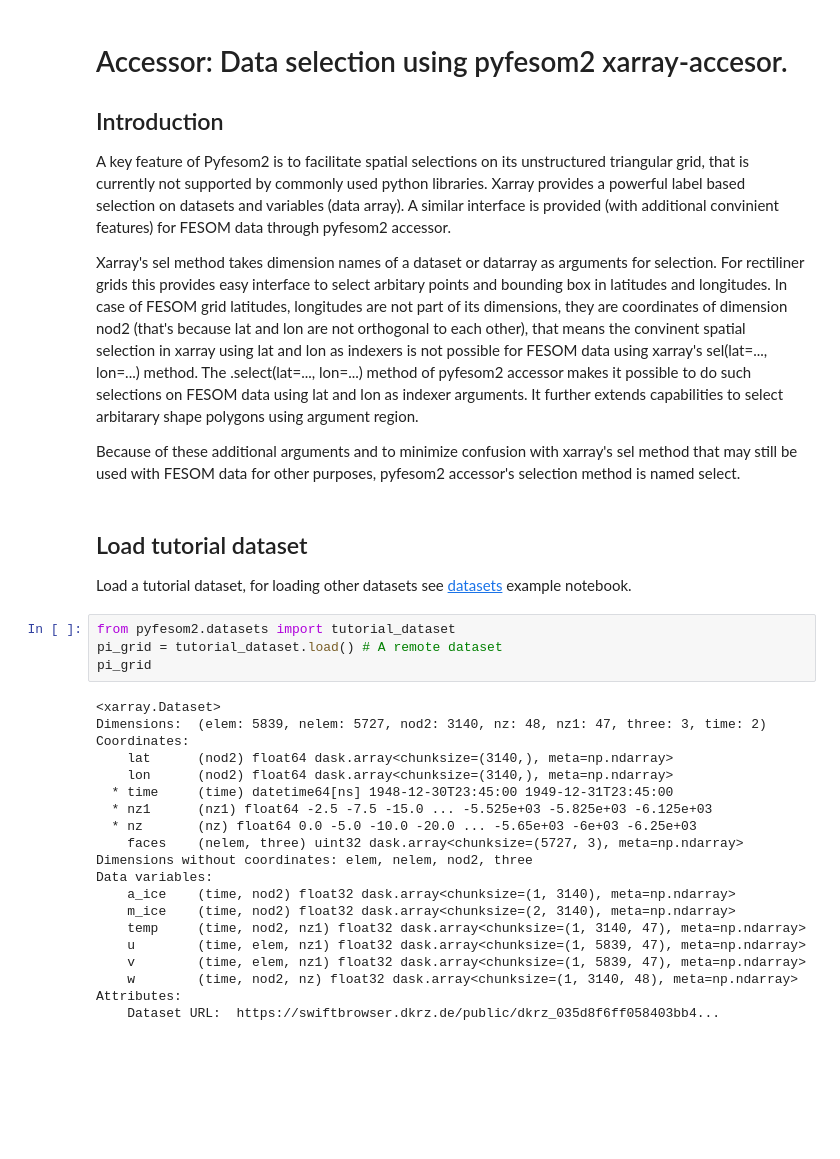
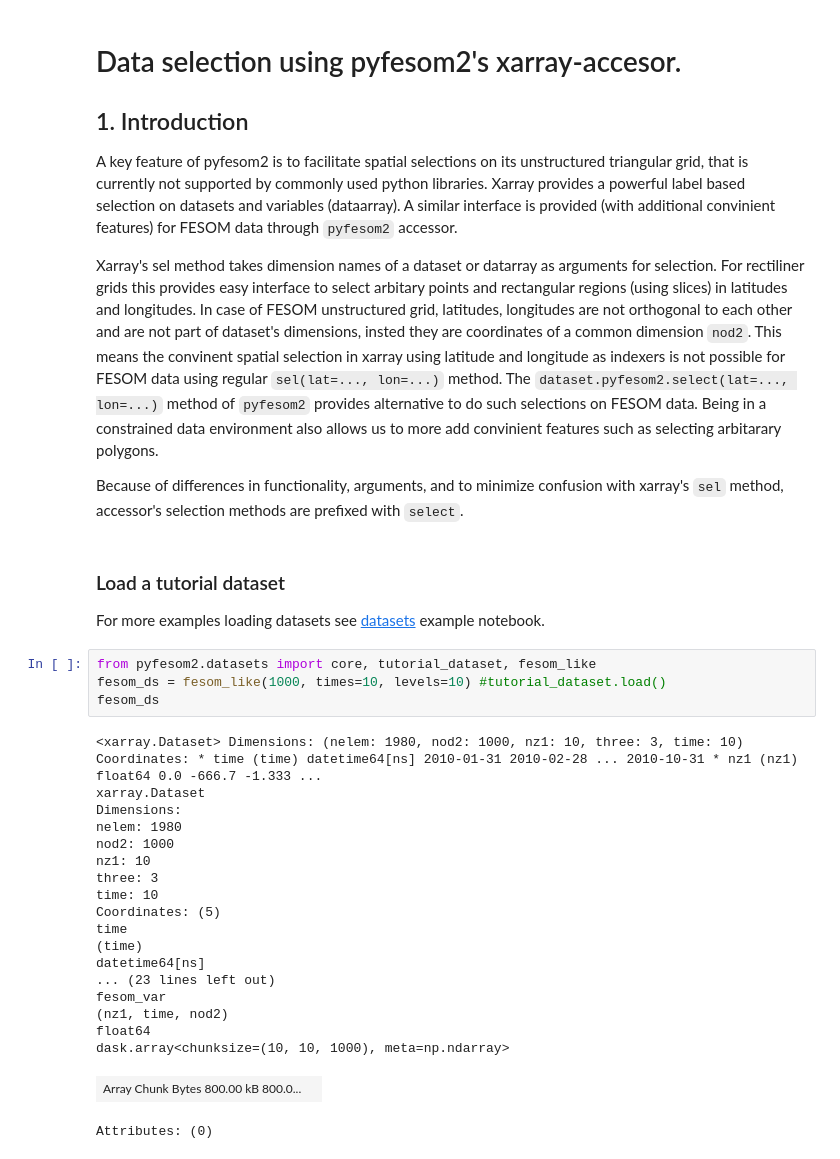
Before and after one commit to FESOM/pyfesom2, a Jupyter notebook: notebooks/accessor_selections.ipynb, the cells around one changed output. Drawn from its saved outputs; the diff is of its cells as text; blank space fills up the shorter version.

Commit message:
Update accessor selection example

```diff
--- a/notebooks/accessor_selections.ipynb
+++ b/notebooks/accessor_selections.ipynb
@@ -1,38 +1,41 @@
 # %% [markdown]
-# Accessor: Data selection using pyfesom2 xarray-accesor.
+# Data selection using pyfesom2's xarray-accesor.
 
-## Introduction
-A key feature of Pyfesom2 is to facilitate spatial selections on its unstructured triangular grid, that is currently not supported by commonly used python libraries. Xarray provides a powerful label based selection on datasets and variables (data array). A similar interface is provided (with additional convinient features) for FESOM data through pyfesom2 accessor.
+## 1. Introduction
+A key feature of pyfesom2 is to facilitate spatial selections on its unstructured triangular grid, that is currently not supported by commonly used python libraries. Xarray provides a powerful label based selection on datasets and variables (dataarray). A similar interface is provided (with additional convinient features) for FESOM data through `pyfesom2` accessor.
 
 
-Xarray's sel method takes dimension names of a dataset or datarray as arguments for selection. For rectiliner grids this provides easy interface to select arbitary points and bounding box in latitudes and longitudes. In case of FESOM grid latitudes, longitudes are not part of its dimensions, they are coordinates of dimension nod2 (that's because lat and lon are not orthogonal to each other), that means the convinent spatial selection in xarray using lat and lon as indexers is not possible for FESOM data using xarray's sel(lat=..., lon=...) method. The .select(lat=..., lon=...) method of pyfesom2 accessor makes it possible to do such selections on FESOM data using lat and lon as indexer arguments. It further extends capabilities to select arbitarary shape polygons using argument region.
+Xarray's sel method takes dimension names of a dataset or datarray as arguments for selection. For rectiliner grids this provides easy interface to select arbitary points and rectangular regions (using slices) in latitudes and longitudes. In case of FESOM unstructured grid, latitudes, longitudes are not orthogonal to each other and are not part of dataset's dimensions, insted they are coordinates of a common dimension `nod2`. This means the convinent spatial selection in xarray using latitude and longitude as indexers is not possible for FESOM data using regular `sel(lat=..., lon=...)` method. The `dataset.pyfesom2.select(lat=..., lon=...)` method of `pyfesom2` provides alternative to do such selections on FESOM data. Being in a constrained data environment also allows us to more add convinient features such as selecting arbitarary polygons.
 
-Because of these additional arguments and to minimize confusion with xarray's sel method that may still be used with FESOM data for other purposes, pyfesom2 accessor's selection method is named select.
+
+Because of differences in functionality, arguments, and to minimize confusion with xarray's `sel` method, accessor's selection methods are prefixed with `select`.
 # %% [markdown]
-## Load tutorial dataset
-Load a tutorial dataset, for loading other datasets see [datasets](datasets.ipynb) example notebook.
+### Load a tutorial dataset
+
+
+For more examples loading datasets see [datasets](https://nbviewer.jupyter.org/github/FESOM/pyfesom2/blob/master/notebooks/remote_datasets.ipynb) example notebook.
 # %%
-from pyfesom2.datasets import tutorial_dataset
-pi_grid = tutorial_dataset.load() # A remote dataset
-pi_grid
+from pyfesom2.datasets import core, tutorial_dataset, fesom_like
+fesom_ds = fesom_like(1000, times=10, levels=10) #tutorial_dataset.load()
+fesom_ds
 # %% [output]
-<xarray.Dataset>
-Dimensions:  (elem: 5839, nelem: 5727, nod2: 3140, nz: 48, nz1: 47, three: 3, time: 2)
-Coordinates:
-    lat      (nod2) float64 dask.array<chunksize=(3140,), meta=np.ndarray>
-    lon      (nod2) float64 dask.array<chunksize=(3140,), meta=np.ndarray>
-  * time     (time) datetime64[ns] 1948-12-30T23:45:00 1949-12-31T23:45:00
-  * nz1      (nz1) float64 -2.5 -7.5 -15.0 ... -5.525e+03 -5.825e+03 -6.125e+03
-  * nz       (nz) float64 0.0 -5.0 -10.0 -20.0 ... -5.65e+03 -6e+03 -6.25e+03
-    faces    (nelem, three) uint32 dask.array<chunksize=(5727, 3), meta=np.ndarray>
-Dimensions without coordinates: elem, nelem, nod2, three
-Data variables:
-    a_ice    (time, nod2) float32 dask.array<chunksize=(1, 3140), meta=np.ndarray>
-    m_ice    (time, nod2) float32 dask.array<chunksize=(2, 3140), meta=np.ndarray>
-    temp     (time, nod2, nz1) float32 dask.array<chunksize=(1, 3140, 47), meta=np.ndarray>
-    u        (time, elem, nz1) float32 dask.array<chunksize=(1, 5839, 47), meta=np.ndarray>
-    v        (time, elem, nz1) float32 dask.array<chunksize=(1, 5839, 47), meta=np.ndarray>
-    w        (time, nod2, nz) float32 dask.array<chunksize=(1, 3140, 48), meta=np.ndarray>
-Attributes:
-    Dataset URL:  https://swiftbrowser.dkrz.de/public/dkrz_035d8f6ff058403bb4...
+<xarray.Dataset> Dimensions: (nelem: 1980, nod2: 1000, nz1: 10, three: 3, time: 10) Coordinates: * time (time) datetime64[ns] 2010-01-31 2010-02-28 ... 2010-10-31 * nz1 (nz1) float64 0.0 -666.7 -1.333 ...
+xarray.Dataset
+Dimensions:
+nelem: 1980
+nod2: 1000
+nz1: 10
+three: 3
+time: 10
+Coordinates: (5)
+time
+(time)
+datetime64[ns]
+... (23 lines left out)
+fesom_var
+(nz1, time, nod2)
+float64
+dask.array<chunksize=(10, 10, 1000), meta=np.ndarray>
+| Array Chunk Bytes 800.00 kB 800.0... |  |
+Attributes: (0)
 # %% [markdown]
```
Also changed, not shown: parts of 33 cells of this notebook, 1 other file.
